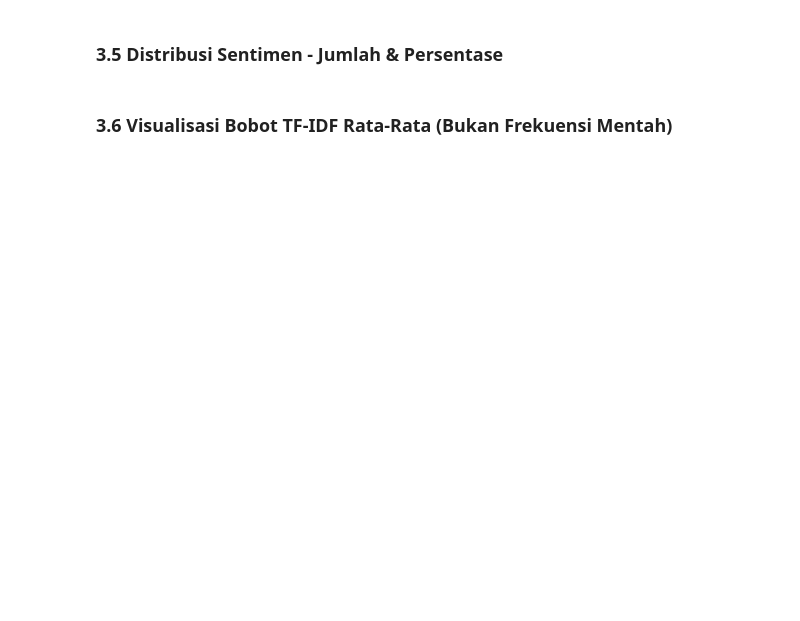
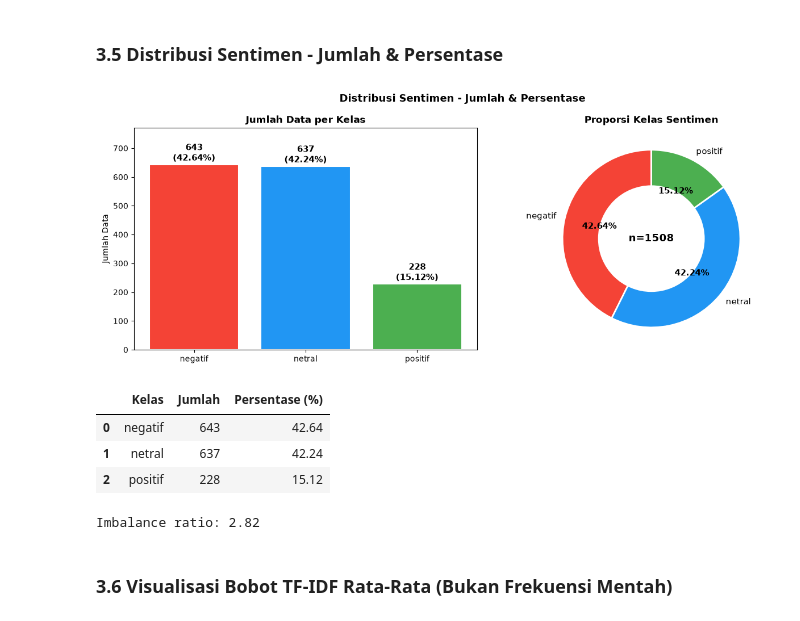
Before and after one commit to nurhadyr2/deeplearning, a Jupyter notebook: code/Judol_sentiment_analysis.ipynb, the cells around one changed output. Cells and saved outputs as stored; diff of their text form; code cells hidden in the pictures; blank space fills up the shorter version.

```diff
--- a/code/Judol_sentiment_analysis.ipynb
+++ b/code/Judol_sentiment_analysis.ipynb
@@ -237,42 +272,43 @@ except FileNotFoundError as e:
 ### 3.5 Distribusi Sentimen - Jumlah & Persentase
 # %%
 counts = df['label'].value_counts()
-pct    = (counts / len(df) * 100).round(2)
+pct = (counts / len(df) * 100).round(2)
 colors = ['#F44336','#2196F3','#4CAF50']
 
 fig, axes = plt.subplots(1, 2, figsize=(13, 5))
 fig.suptitle('Distribusi Sentimen - Jumlah & Persentase', fontsize=13, fontweight='bold')
 
 bars = axes[0].bar(counts.index, counts.values, color=colors, edgecolor='white', linewidth=1.5)
 for bar, val, p in zip(bars, counts.values, pct.values):
-    axes[0].text(bar.get_x()+bar.get_width()/2, val+4,
-                 f'{val}\n({p}%)', ha='center', va='bottom',
-                 fontweight='bold', fontsize=11)
+    axes[0].text(bar.get_x()+bar.get_width()/2, val+4, f'{val}\n({p}%)',
+                 ha='center', va='bottom', fontweight='bold', fontsize=11)
 axes[0].set_title('Jumlah Data per Kelas', fontweight='bold')
 axes[0].set_ylabel('Jumlah Data')
 axes[0].set_ylim(0, counts.max()*1.2)
 
 wedges, _, autotexts = axes[1].pie(
     counts.values, labels=counts.index, colors=colors,
     autopct='%1.2f%%', startangle=90,
-    wedgeprops={'edgecolor':'white','linewidth':2},
-    textprops={'fontsize':11})
+    wedgeprops={'edgecolor':'white','linewidth':2}, textprops={'fontsize':11})
 for at in autotexts:
     at.set_fontweight('bold')
 axes[1].add_patch(plt.Circle((0,0), 0.60, fc='white'))
 axes[1].set_title('Proporsi Kelas Sentimen', fontweight='bold')
 axes[1].text(0, 0, f'n={len(df)}', ha='center', va='center', fontsize=13, fontweight='bold')
 
 plt.tight_layout(); plt.show()
 
-print("\n=== RINGKASAN DISTRIBUSI SENTIMEN ===")
-summary = pd.DataFrame({
-    'Kelas'         : counts.index,
-    'Jumlah'        : counts.values,
-    'Persentase (%)'  : pct.values
-}).reset_index(drop=True)
-display(summary.style.hide(axis='index').format({'Persentase (%)': '{:.2f}%'}))
-print(f"Imbalance Ratio: {counts.max()}/{counts.min()} = {counts.max()/counts.min():.2f}:1")
+summary = pd.DataFrame({'Kelas': counts.index, 'Jumlah': counts.values,
+                        'Persentase (%)': pct.values}).reset_index(drop=True)
+display(summary)
+print('Imbalance ratio:', round(counts.max()/counts.min(), 2))
+# %% [output]
+[figure, added]
+|  | Kelas | Jumlah | Persentase (%) |
+| 0 | negatif | 643 | 42.64 |
+| 1 | netral | 637 | 42.24 |
+| 2 | positif | 228 | 15.12 |
+Imbalance ratio: 2.82
 # %% [markdown]
 ### 3.6 Visualisasi Bobot TF-IDF Rata-Rata (Bukan Frekuensi Mentah)
 # %%
```
Also changed, not shown: parts of 28 cells of this notebook, 1 other file.
